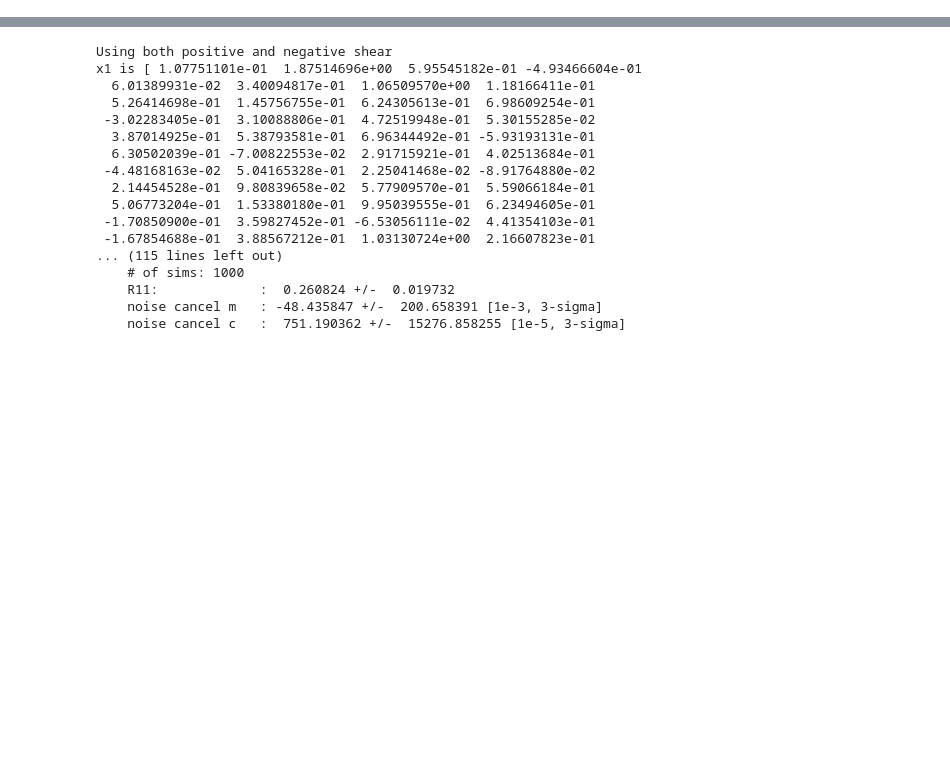
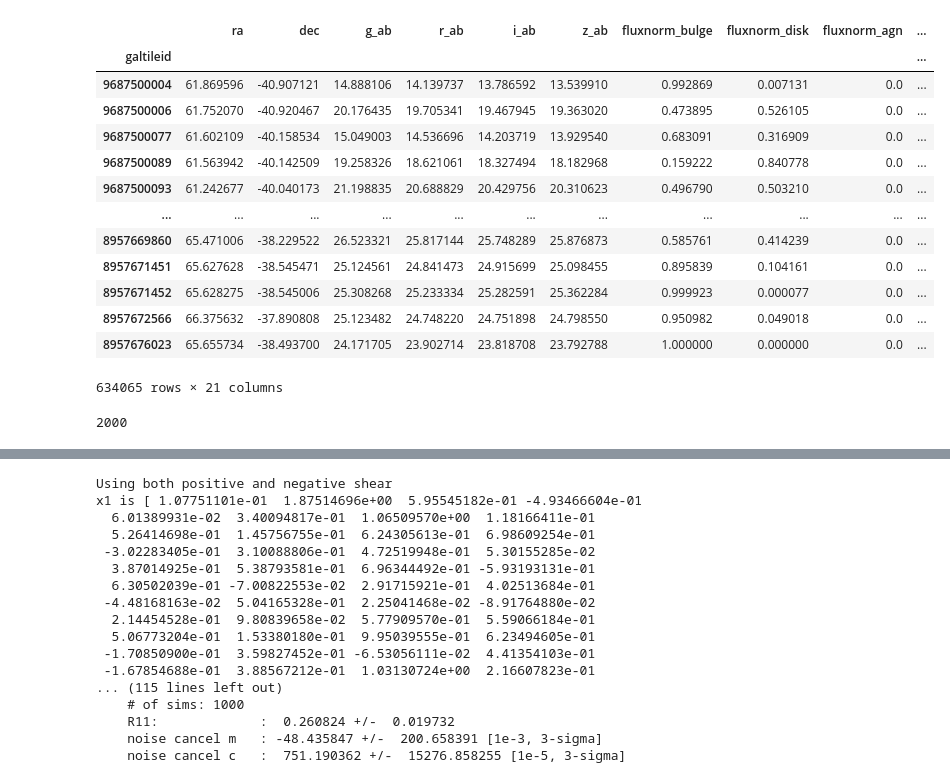
Before and after one commit to zhouconghao/WeakLensingDeblending, a Jupyter notebook: notebooks/galsim_test.ipynb, the cells around one changed output, grey strips where cells are left out. Cells and saved outputs as stored; diff of their text form; code cells hidden in the pictures; blank space fills up the shorter version.

```diff
--- a/notebooks/galsim_test.ipynb
+++ b/notebooks/galsim_test.ipynb
@@ -37,2 +25,19 @@ image.addNoise(galsim.GaussianNoise(sigma=noise))
+# %%
+dc2_sub = pd.read_pickle("../data/dc2_sub.pkl")
 # %%
-dc2_sub =
+dc2_sub
+# %% [output]
+|  | ra | dec | g_ab | r_ab | i_ab | z_ab | fluxnorm_bulge | fluxnorm_disk | fluxnorm_agn | ... |
+| galtileid |  |  |  |  |  |  |  |  |  | ... |
+| 9687500004 | 61.869596 | -40.907121 | 14.888106 | 14.139737 | 13.786592 | 13.539910 | 0.992869 | 0.007131 | 0.0 | ... |
+| 9687500006 | 61.752070 | -40.920467 | 20.176435 | 19.705341 | 19.467945 | 19.363020 | 0.473895 | 0.526105 | 0.0 | ... |
+| 9687500077 | 61.602109 | -40.158534 | 15.049003 | 14.536696 | 14.203719 | 13.929540 | 0.683091 | 0.316909 | 0.0 | ... |
+| 9687500089 | 61.563942 | -40.142509 | 19.258326 | 18.621061 | 18.327494 | 18.182968 | 0.159222 | 0.840778 | 0.0 | ... |
+| 9687500093 | 61.242677 | -40.040173 | 21.198835 | 20.688829 | 20.429756 | 20.310623 | 0.496790 | 0.503210 | 0.0 | ... |
+| ... | ... | ... | ... | ... | ... | ... | ... | ... | ... | ... |
+| 8957669860 | 65.471006 | -38.229522 | 26.523321 | 25.817144 | 25.748289 | 25.876873 | 0.585761 | 0.414239 | 0.0 | ... |
+| 8957671451 | 65.627628 | -38.545471 | 25.124561 | 24.841473 | 24.915699 | 25.098455 | 0.895839 | 0.104161 | 0.0 | ... |
+| 8957671452 | 65.628275 | -38.545006 | 25.308268 | 25.233334 | 25.282591 | 25.362284 | 0.999923 | 0.000077 | 0.0 | ... |
+| 8957672566 | 66.375632 | -37.890808 | 25.123482 | 24.748220 | 24.751898 | 24.798550 | 0.950982 | 0.049018 | 0.0 | ... |
+| 8957676023 | 65.655734 | -38.493700 | 24.171705 | 23.902714 | 23.818708 | 23.792788 | 1.000000 | 0.000000 | 0.0 | ... |
+634065 rows × 21 columns
@@ -38,0 +46,6 @@ dc2_sub =
+# %%
+halo_ids = dc2_sub['halo_id'].unique()
+halo_ids_sub = np.random.choice(halo_ids,len(halo_ids)//100)
+print(len(halo_ids_sub))
+# %% [output]
+2000
```
Also changed, not shown: parts of 12 cells of this notebook, 4 other files.
